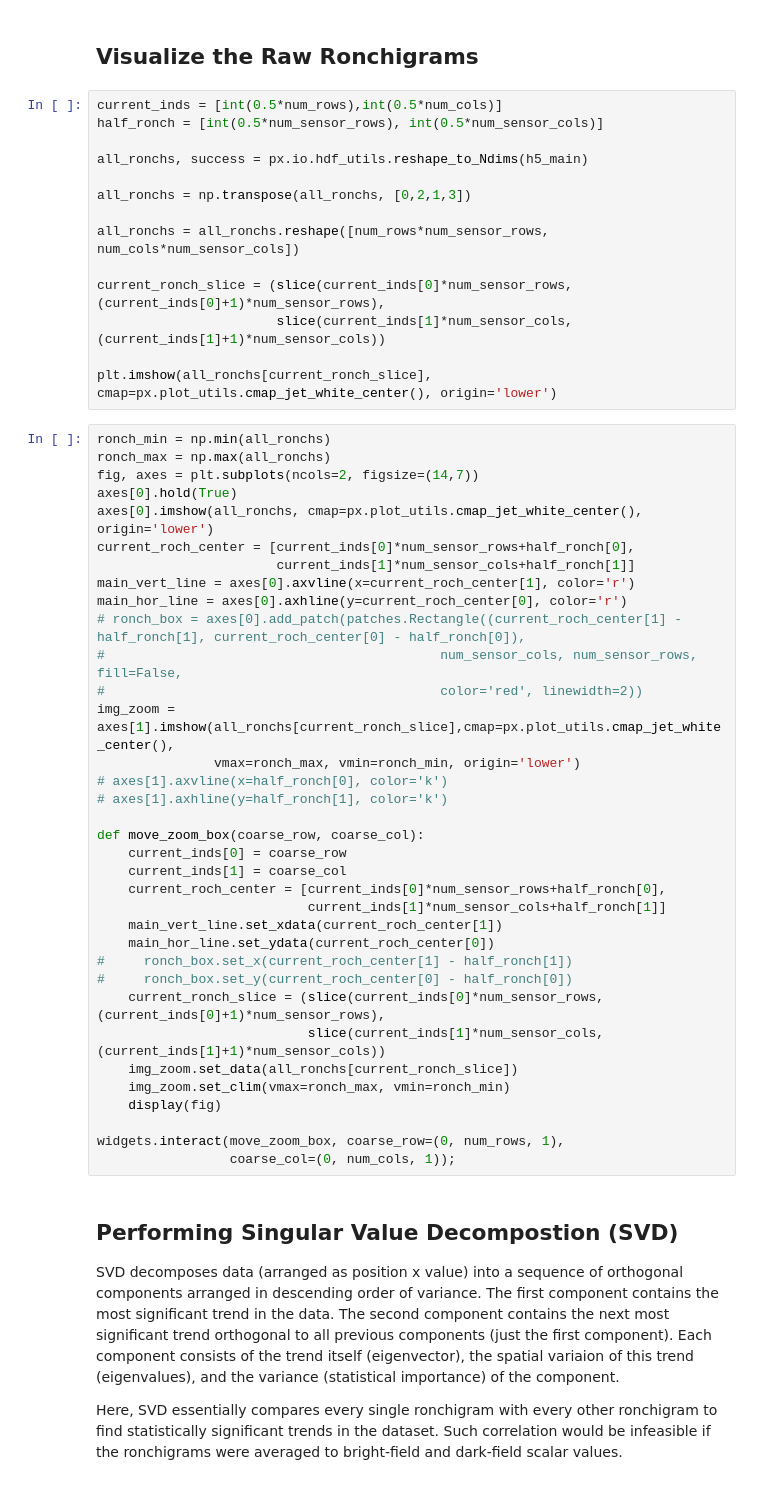
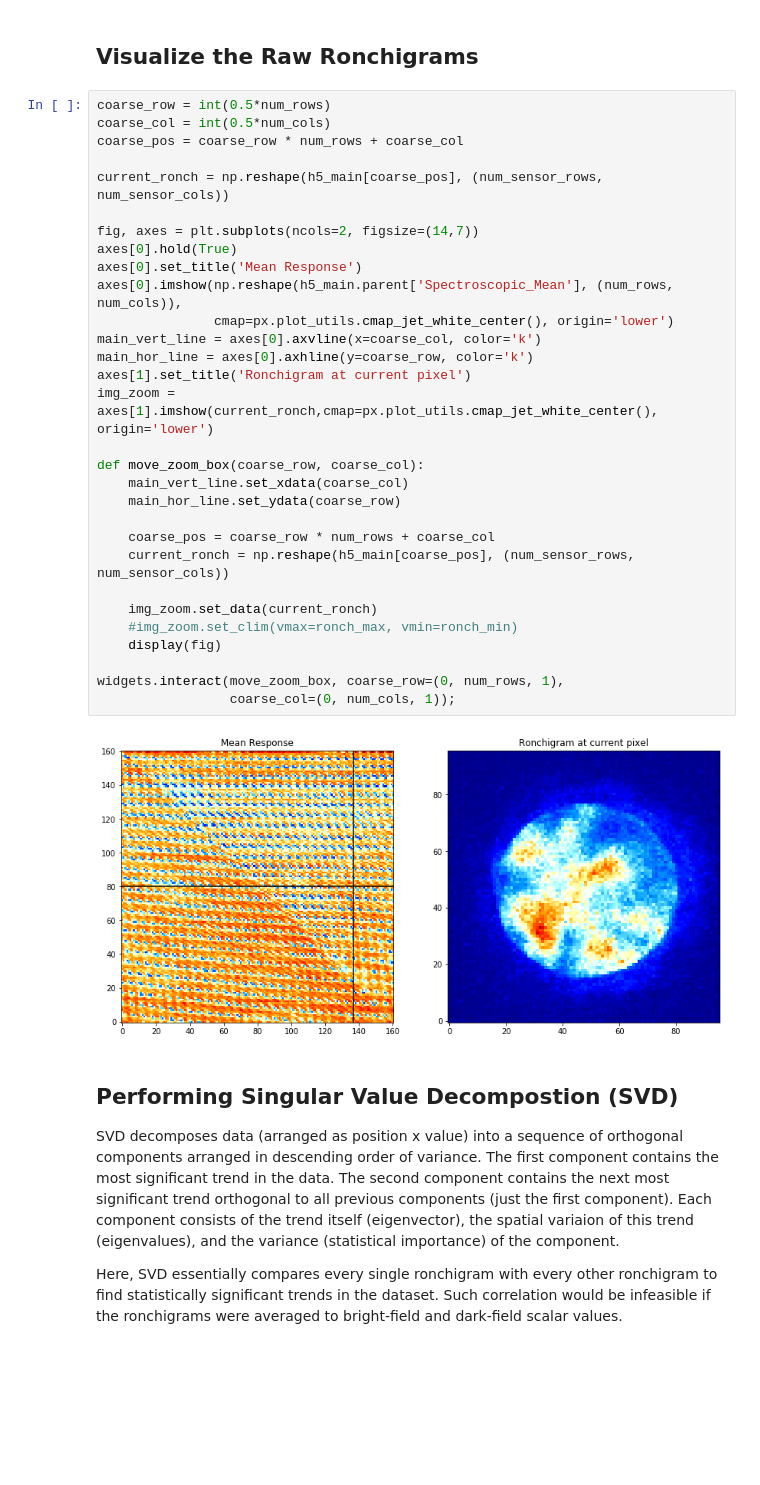
Before and after one commit to pycroscopy/pycroscopy, a Jupyter notebook: jupyter_notebooks/Ptychography.ipynb, the cells around one changed output. Saved outputs shown, nothing was run; the diff lists cells and outputs as text; blank space fills up the shorter version.

Commit message:
Better visualization of the raw ronchigrams

```diff
--- a/jupyter_notebooks/Ptychography.ipynb
+++ b/jupyter_notebooks/Ptychography.ipynb
@@ -87,54 +104,37 @@ num_sensor_cols = len(np.unique(h5_spec_inds[1, :]))
 # %% [markdown]
 ## Visualize the Raw Ronchigrams
-# %%
-current_inds = [int(0.5*num_rows),int(0.5*num_cols)]
-half_ronch = [int(0.5*num_sensor_rows), int(0.5*num_sensor_cols)]
-
-all_ronchs, success = px.io.hdf_utils.reshape_to_Ndims(h5_main)
-
-all_ronchs = np.transpose(all_ronchs, [0,2,1,3])
-
-all_ronchs = all_ronchs.reshape([num_rows*num_sensor_rows, num_cols*num_sensor_cols])
-
-current_ronch_slice = (slice(current_inds[0]*num_sensor_rows, (current_inds[0]+1)*num_sensor_rows),
-                       slice(current_inds[1]*num_sensor_cols, (current_inds[1]+1)*num_sensor_cols))
-
-plt.imshow(all_ronchs[current_ronch_slice], cmap=px.plot_utils.cmap_jet_white_center(), origin='lower')
 # %%
-ronch_min = np.min(all_ronchs)
-ronch_max = np.max(all_ronchs)
+coarse_row = int(0.5*num_rows)
+coarse_col = int(0.5*num_cols)
+coarse_pos = coarse_row * num_rows + coarse_col
+
+current_ronch = np.reshape(h5_main[coarse_pos], (num_sensor_rows, num_sensor_cols))
+
 fig, axes = plt.subplots(ncols=2, figsize=(14,7))
 axes[0].hold(True)
-axes[0].imshow(all_ronchs, cmap=px.plot_utils.cmap_jet_white_center(), origin='lower')
-current_roch_center = [current_inds[0]*num_sensor_rows+half_ronch[0],
-                       current_inds[1]*num_sensor_cols+half_ronch[1]]
-main_vert_line = axes[0].axvline(x=current_roch_center[1], color='r')
-main_hor_line = axes[0].axhline(y=current_roch_center[0], color='r')
-# ronch_box = axes[0].add_patch(patches.Rectangle((current_roch_center[1] - half_ronch[1], current_roch_center[0] - half_ronch[0]),
-#                                           num_sensor_cols, num_sensor_rows, fill=False,
-#                                           color='red', linewidth=2))
-img_zoom = axes[1].imshow(all_ronchs[current_ronch_slice],cmap=px.plot_utils.cmap_jet_white_center(),
-               vmax=ronch_max, vmin=ronch_min, origin='lower')
-# axes[1].axvline(x=half_ronch[0], color='k')
-# axes[1].axhline(y=half_ronch[1], color='k')
+axes[0].set_title('Mean Response')
+axes[0].imshow(np.reshape(h5_main.parent['Spectroscopic_Mean'], (num_rows, num_cols)),
+               cmap=px.plot_utils.cmap_jet_white_center(), origin='lower')
+main_vert_line = axes[0].axvline(x=coarse_col, color='k')
+main_hor_line = axes[0].axhline(y=coarse_row, color='k')
+axes[1].set_title('Ronchigram at current pixel')
+img_zoom = axes[1].imshow(current_ronch,cmap=px.plot_utils.cmap_jet_white_center(), origin='lower')
 
 def move_zoom_box(coarse_row, coarse_col):
-    current_inds[0] = coarse_row
-    current_inds[1] = coarse_col
-    current_roch_center = [current_inds[0]*num_sensor_rows+half_ronch[0],
-                           current_inds[1]*num_sensor_cols+half_ronch[1]]
-    main_vert_line.set_xdata(current_roch_center[1])
-    main_hor_line.set_ydata(current_roch_center[0])
-#     ronch_box.set_x(current_roch_center[1] - half_ronch[1])
-#     ronch_box.set_y(current_roch_center[0] - half_ronch[0])
-    current_ronch_slice = (slice(current_inds[0]*num_sensor_rows, (current_inds[0]+1)*num_sensor_rows),
-                           slice(current_inds[1]*num_sensor_cols, (current_inds[1]+1)*num_sensor_cols))
-    img_zoom.set_data(all_ronchs[current_ronch_slice])
-    img_zoom.set_clim(vmax=ronch_max, vmin=ronch_min)
+    main_vert_line.set_xdata(coarse_col)
+    main_hor_line.set_ydata(coarse_row)
+
+    coarse_pos = coarse_row * num_rows + coarse_col
+    current_ronch = np.reshape(h5_main[coarse_pos], (num_sensor_rows, num_sensor_cols))
+
+    img_zoom.set_data(current_ronch)
+    #img_zoom.set_clim(vmax=ronch_max, vmin=ronch_min)
     display(fig)
 
 widgets.interact(move_zoom_box, coarse_row=(0, num_rows, 1),
                  coarse_col=(0, num_cols, 1));
+# %% [output]
+[figure, added]
 # %% [markdown]
 ## Performing Singular Value Decompostion (SVD)
 SVD decomposes data (arranged as position x value) into a sequence of orthogonal components arranged in descending order of variance. The first component contains the most significant trend in the data. The second component contains the next most significant trend orthogonal to all previous components (just the first component). Each component consists of the trend itself (eigenvector), the spatial variaion of this trend (eigenvalues), and the variance (statistical importance) of the component.
```
Also changed, not shown: parts of 3 cells of this notebook.
